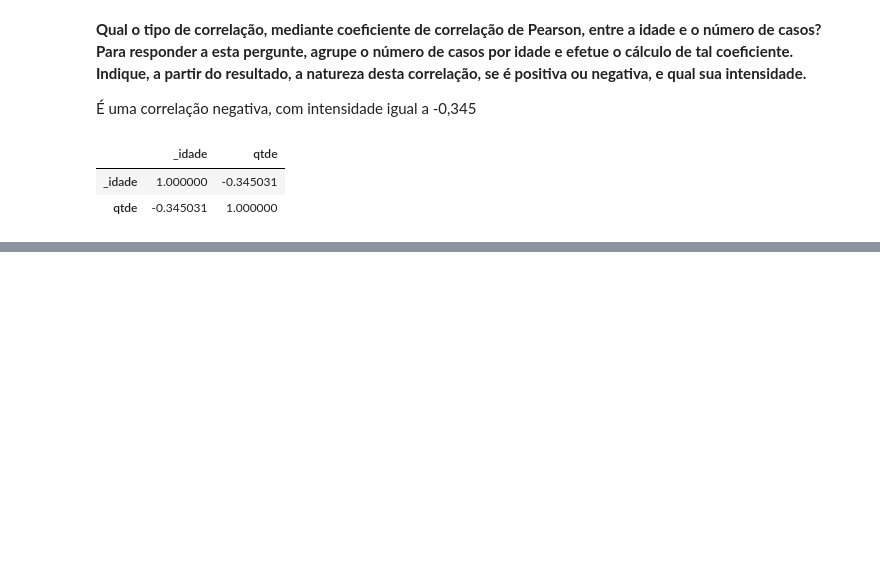
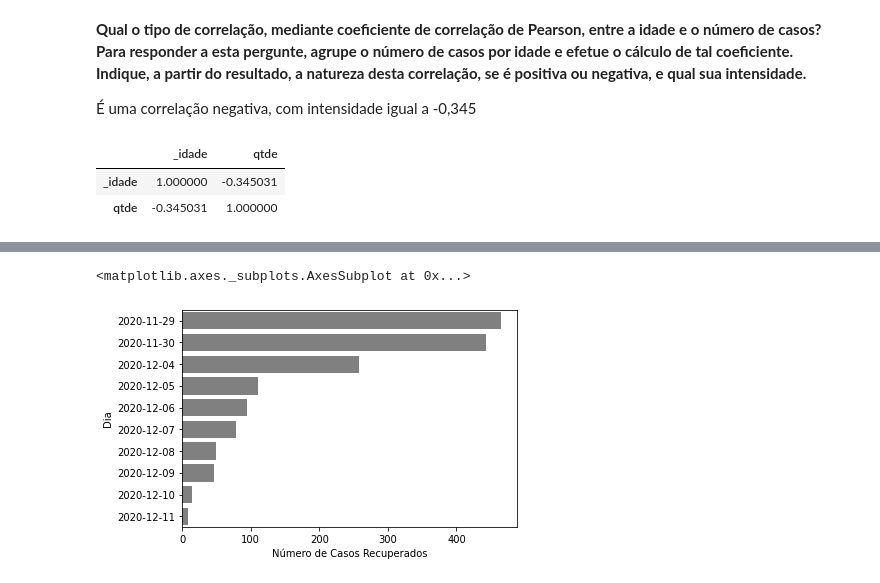
Before and after one commit to migvanderlei/rna-1-2, a Jupyter notebook: rna_covid19_manaus.ipynb, the cells around one changed output, grey strips where cells are left out. Cells and saved outputs as stored; diff of their text form; code cells hidden in the pictures; blank space fills up the shorter version.

```diff
--- a/rna_covid19_manaus.ipynb
+++ b/rna_covid19_manaus.ipynb
@@ -260,0 +341,18 @@ idade.corr()
+# %%
+last_10_days_recuperados = data[data['_conclusao'] == 'Recuperado']['_dt_evolucao'].unique().tolist()
+last_10_days_recuperados.sort()
+last_10_days_recuperados = last_10_days_recuperados[-10:]
+
+values_last_10_days = data[data['_dt_evolucao'].isin(last_10_days_recuperados)]
+
+values_last_10_days = values_last_10_days['_dt_evolucao'].value_counts()
+
+df_last_10_days = pd.DataFrame({
+    'Dia': last_10_days_recuperados,
+    'Número de Casos Recuperados': values_last_10_days
+})
+# %%
+sns.barplot(data=df_last_10_days, y='Dia', x="Número de Casos Recuperados", color='gray')
+# %% [output]
+<matplotlib.axes._subplots.AxesSubplot at 0x...>
+[figure, added]
```
Also changed, not shown: parts of 20 cells of this notebook.
